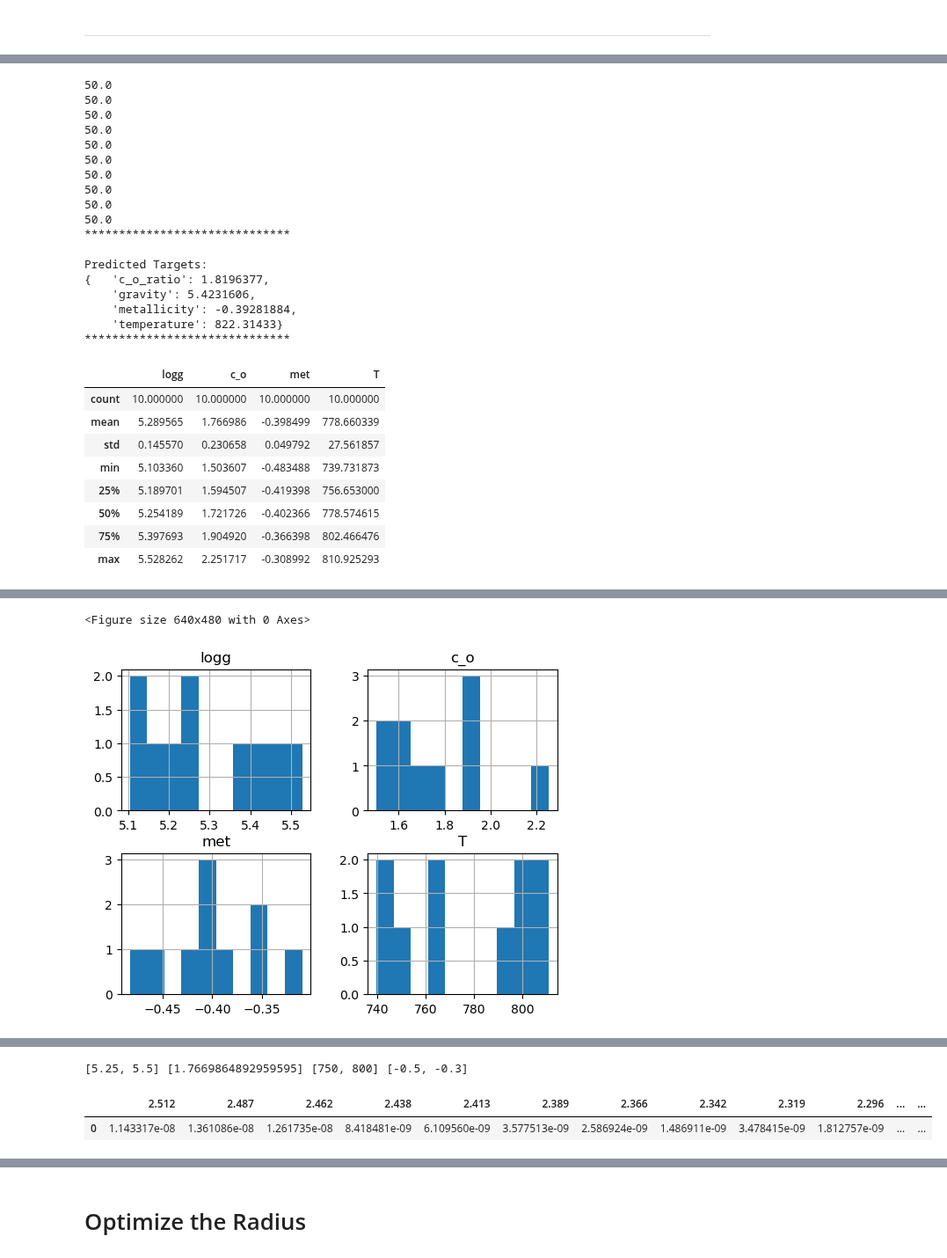
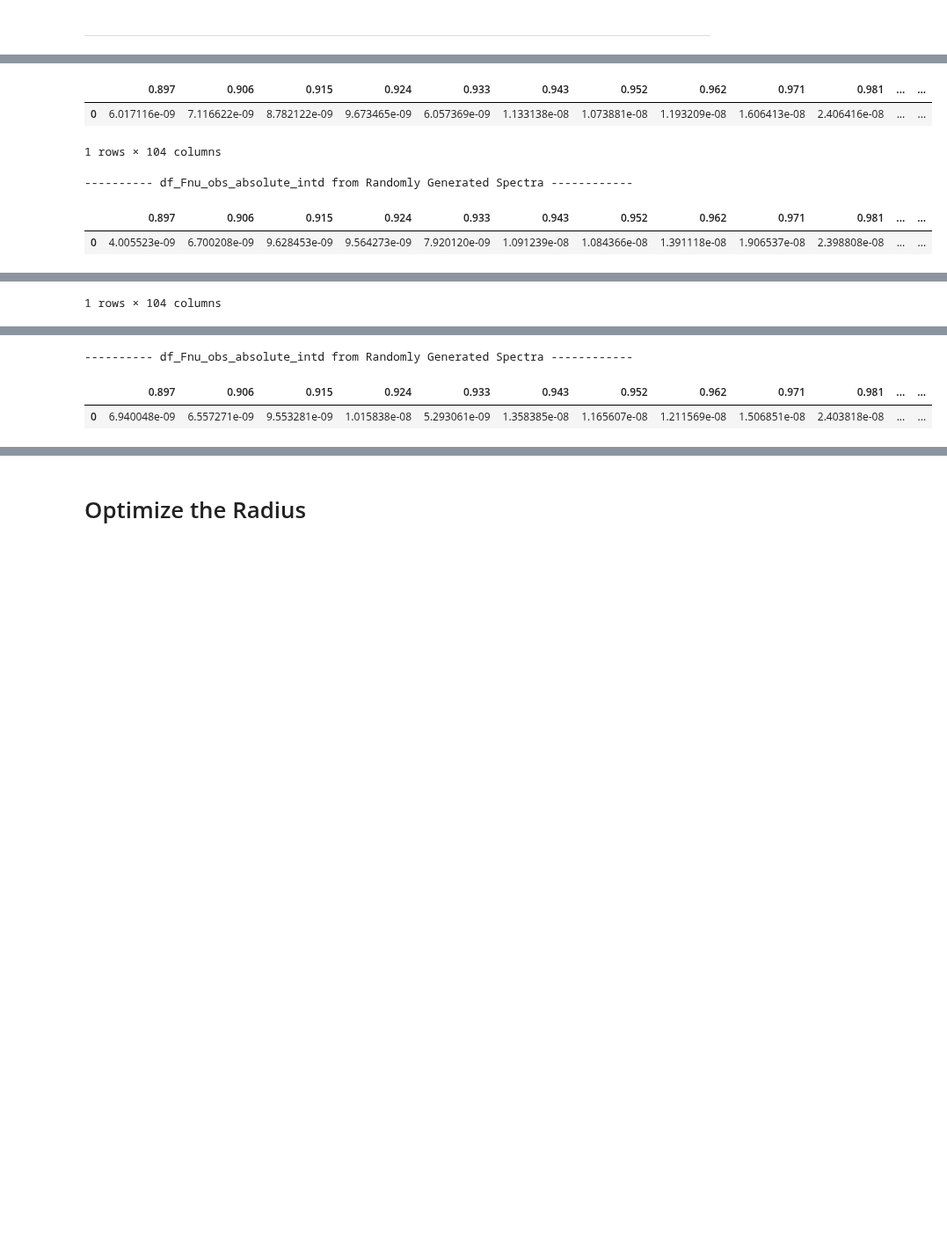
Before and after one commit to EhsanGharibNezhad/TelescopeML, a Jupyter notebook: notebooks/Predict_BrownDwarf_Parameters.ipynb, the cells around one changed output, grey strips where cells are left out. Shown at 88% size. Saved outputs shown, nothing was run; the diff lists cells and outputs as text; code cells hidden in the pictures; blank space fills up the shorter version.

Commit message:
update bohb and Predict

```diff
--- a/notebooks/Predict_BrownDwarf_Parameters.ipynb
+++ b/notebooks/Predict_BrownDwarf_Parameters.ipynb
@@ -267,9 +1298,19 @@ regression_report(
+# %%
+# define the brown dwarf literature data for Teff, logg, [M/H], and C/O
+# ... and also the distance to the object [in pc] and its radius in Rjup
+
+GJ570D_BD_literature_info = {'bd_name':'GJ570D',
+          'bd_Teff':818,
+          'bd_logg':3.94,
+          'bd_met': -0.22,
+          'bd_distance_pc' : 5.884,
+          'bd_radius_Rjup' : 1.1*0.79 }
 # %%
 predict = ObsParameterPredictor(object_name = 'GJ570D', #Ross458C, HD3651B, GJ570D
-                                dataset = df,
+                                training_dataset_df = df,
                                 wl = wl,
                                 train_cnn_regression_class = train_cnn_regression,
-                                object_radius = 50.,
+                                bd_literature_dic = GJ570D_BD_literature_info
                                 )
 # %%
 predict.load_observational_spectra()
@@ -333,39 +1364,21 @@ Predicted Targets:
+# %%
+predict.df_Fnu_obs_absolute_intd
+# %% [output]
+|  | 0.897 | 0.906 | 0.915 | 0.924 | 0.933 | 0.943 | 0.952 | 0.962 | 0.971 | 0.981 | ... | ... |
+| 0 | 6.017116e-09 | 7.116622e-09 | 8.782122e-09 | 9.673465e-09 | 6.057369e-09 | 1.133138e-08 | 1.073881e-08 | 1.193209e-08 | 1.606413e-08 | 2.406416e-08 | ... | ... |
+1 rows × 104 columns
 # %%
-predict.predict_from_random_spectra(random_spectra_num= 10,
-                                    print_results_= True,
-                                    plot_randomly_generated_spectra__= True,
-                                    plot_histogram_= True,
-                                    plot_boxplot_hist_= True,
-                                    plot_predicted_vs_observed_= True,
-                                    plot_predicted_vs_spectra_errorbar_= True,
-                                    plot_predictedRandomSpectra_vs_ObservedSpectra_errorbar_ = True,
-                                    calculate_confidence_intervals_std_df_=True,
+predict.predict_from_random_spectra(random_spectra_num= 5,
+                                     __print_results__= True,
+                                     __plot_randomly_generated_spectra__= False,
+                                     __plot_histogram__= False,
+                                     __plot_boxplot_hist__= False,
+                                     __plot_predicted_vs_observed__= False,
+                                     __plot_predicted_vs_spectra_errorbar__= True,
+                                     __plot_predictedRandomSpectra_vs_ObservedSpectra_errorbar__ = True,
+                                     __calculate_confidence_intervals_std_df__ = True,
                                     )
 # %% [output]
-50.0
-50.0
-50.0
-50.0
-50.0
-50.0
-50.0
-50.0
-50.0
-50.0
-******************************
-
-Predicted Targets:
-{   'c_o_ratio': 1.8196377,
-    'gravity': 5.4231606,
-    'metallicity': -0.39281884,
-    'temperature': 822.31433}
-******************************
+---------- df_Fnu_obs_absolute_intd from Randomly Generated Spectra ------------
-|  | logg | c_o | met | T |
-| count | 10.000000 | 10.000000 | 10.000000 | 10.000000 |
-| mean | 5.289565 | 1.766986 | -0.398499 | 778.660339 |
-| std | 0.145570 | 0.230658 | 0.049792 | 27.561857 |
-| min | 5.103360 | 1.503607 | -0.483488 | 739.731873 |
-| 25% | 5.189701 | 1.594507 | -0.419398 | 756.653000 |
-| 50% | 5.254189 | 1.721726 | -0.402366 | 778.574615 |
-| 75% | 5.397693 | 1.904920 | -0.366398 | 802.466476 |
-| max | 5.528262 | 2.251717 | -0.308992 | 810.925293 |
+|  | 0.897 | 0.906 | 0.915 | 0.924 | 0.933 | 0.943 | 0.952 | 0.962 | 0.971 | 0.981 | ... | ... |
+| 0 | 4.005523e-09 | 6.700208e-09 | 9.628453e-09 | 9.564273e-09 | 7.920120e-09 | 1.091239e-08 | 1.084366e-08 | 1.391118e-08 | 1.906537e-08 | 2.398808e-08 | ... | ... |
@@ -374,2 +1385 @@ Predicted Targets:
-<Figure size 640x480 with 0 Axes>
+1 rows × 104 columns
-[figure, removed]
@@ -380,3 +1386,3 @@ Predicted Targets:
-[5.25, 5.5] [1.7669864892959595] [750, 800] [-0.5, -0.3]
+---------- df_Fnu_obs_absolute_intd from Randomly Generated Spectra ------------
-|  | 2.512 | 2.487 | 2.462 | 2.438 | 2.413 | 2.389 | 2.366 | 2.342 | 2.319 | 2.296 | ... | ... |
-| 0 | 1.143317e-08 | 1.361086e-08 | 1.261735e-08 | 8.418481e-09 | 6.109560e-09 | 3.577513e-09 | 2.586924e-09 | 1.486911e-09 | 3.478415e-09 | 1.812757e-09 | ... | ... |
+|  | 0.897 | 0.906 | 0.915 | 0.924 | 0.933 | 0.943 | 0.952 | 0.962 | 0.971 | 0.981 | ... | ... |
+| 0 | 6.940048e-09 | 6.557271e-09 | 9.553281e-09 | 1.015838e-08 | 5.293061e-09 | 1.358385e-08 | 1.165607e-08 | 1.211569e-08 | 1.506851e-08 | 2.403818e-08 | ... | ... |
```
Also changed, not shown: parts of 25 cells of this notebook, 1 other file.
